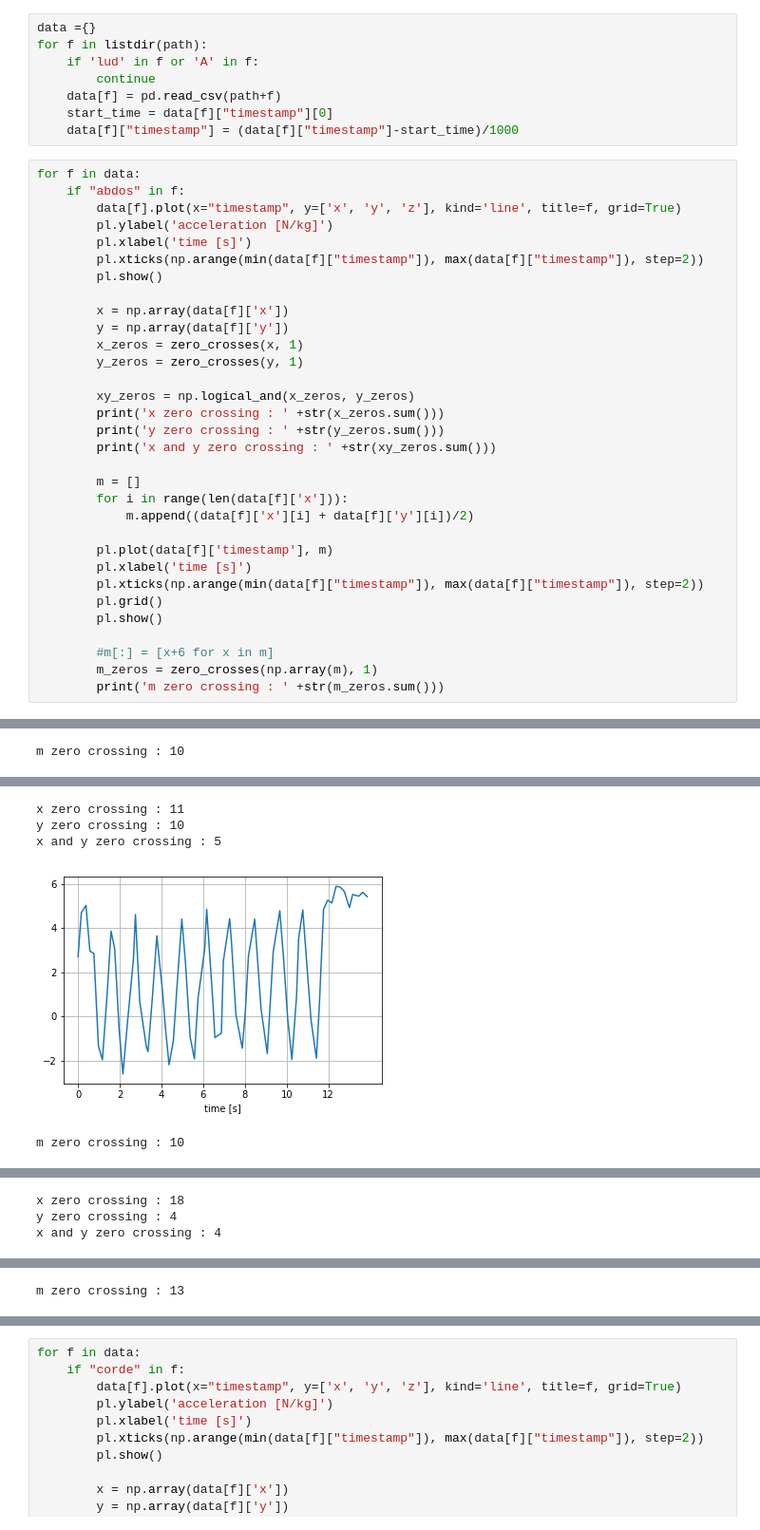
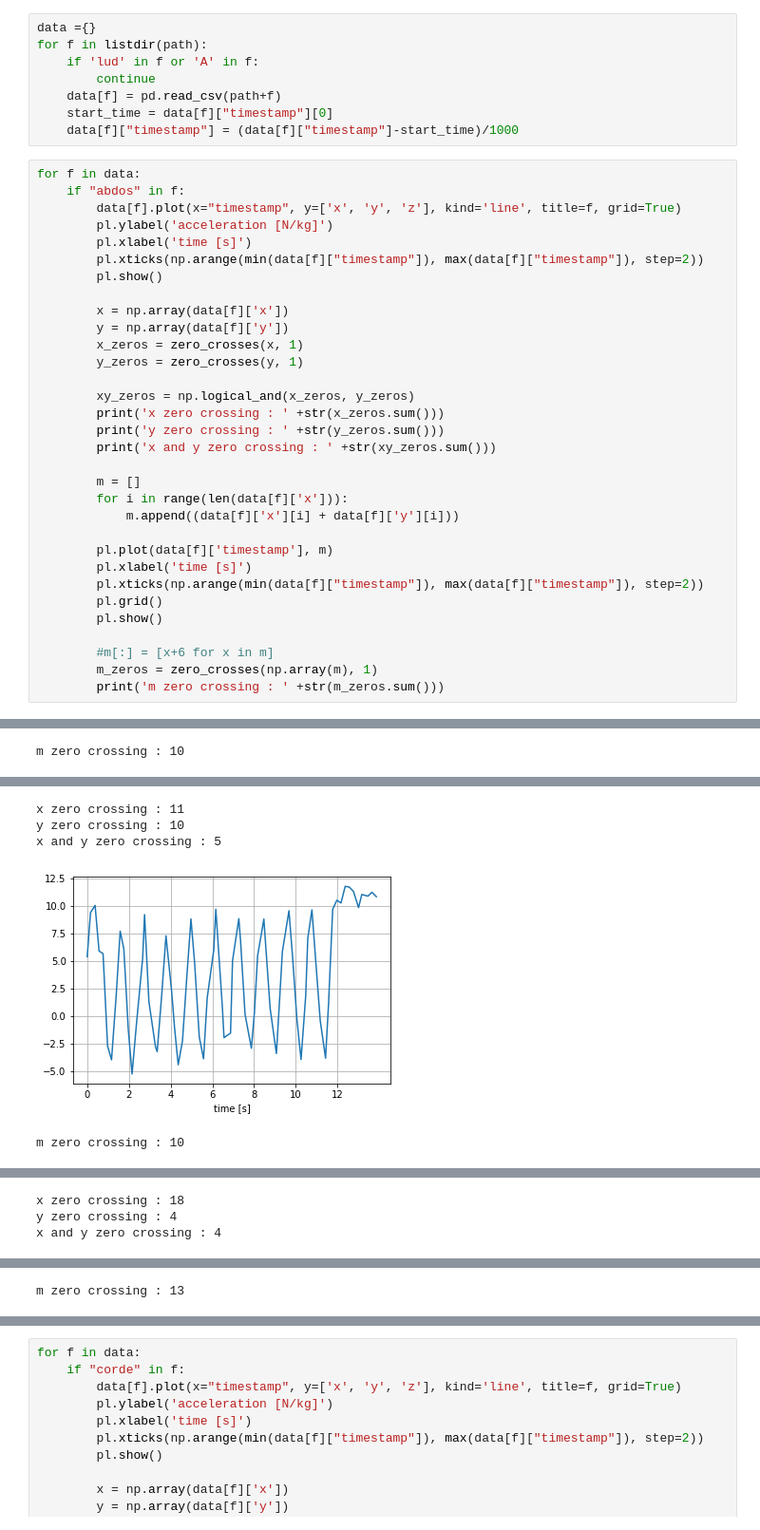
Before and after one commit to hibol/qself, a Jupyter notebook: Rep counting.ipynb, the cells around one changed output, grey strips where cells are left out. Shown at 95% size. Drawn from its saved outputs; the diff is of its cells as text.

```diff
--- a/Rep counting.ipynb
+++ b/Rep counting.ipynb
@@ -54,7 +54,7 @@ for f in data:
 
         m = []
         for i in range(len(data[f]['x'])):
-            m.append((data[f]['x'][i] + data[f]['y'][i])/2)
+            m.append((data[f]['x'][i] + data[f]['y'][i]))
 
         pl.plot(data[f]['timestamp'], m)
         pl.xlabel('time [s]')
@@ -74,9 +74,9 @@ x and y zero crossing : 7
 m zero crossing : 10
 [figure]
 x zero crossing : 11
 y zero crossing : 10
 x and y zero crossing : 5
-[figure, old version]
+[figure, new version]
 m zero crossing : 10
 [figure]
 x zero crossing : 18
```
Also changed, not shown: parts of 3 cells of this notebook, 2 other files.
